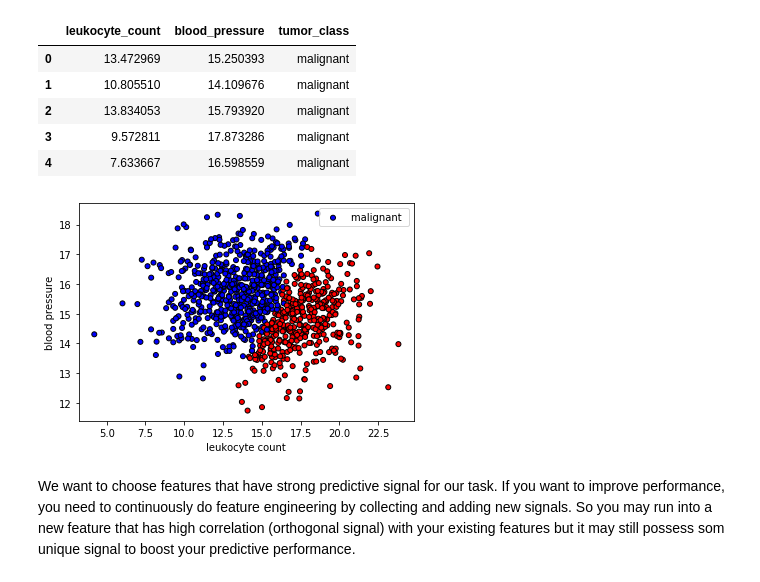
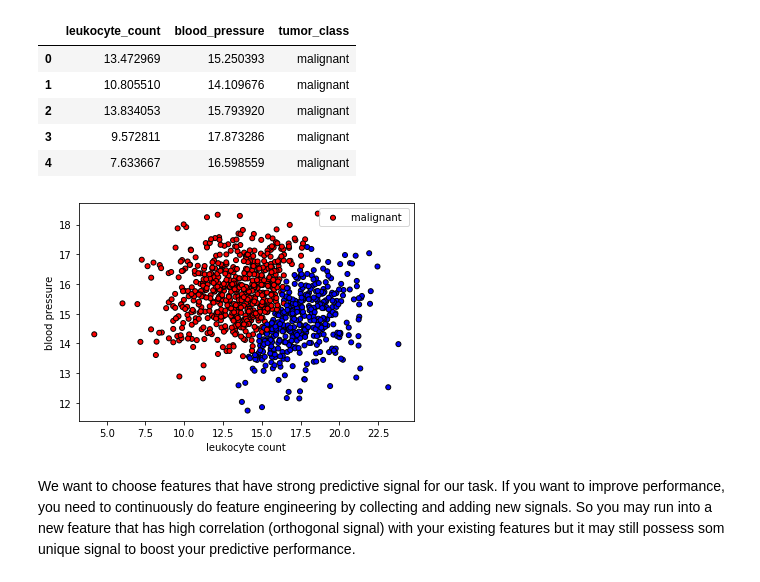
Before and after one commit to sjx1943/python_learning, a Jupyter notebook: python_AI/07_Data_and_Models.ipynb, the cells around one changed output. Cells and saved outputs as stored; diff of their text form; code cells hidden in the pictures.

```diff
--- a/python_AI/07_Data_and_Models.ipynb
+++ b/python_AI/07_Data_and_Models.ipynb
@@ -86,14 +97,14 @@ X = df[['leukocyte_count', 'blood_pressure']].values
 y = df['tumor_class'].values
 # %%
 # Plot data
-colors = {'benign': 'red', 'malignant': 'blue'}
+colors = {'benign': 'blue', 'malignant': 'red'}
 plt.scatter(X[:, 0], X[:, 1], c=[colors[_y] for _y in y], s=25, edgecolors='k')
 plt.xlabel('leukocyte count')
 plt.ylabel('blood pressure')
 plt.legend(['malignant ', 'benign'], loc="upper right")
 plt.show()
 # %% [output]
-[figure, old version]
+[figure, new version]
 # %% [markdown]
 We want to choose features that have strong predictive signal for our task. If you want to improve performance, you need to continuously do feature engineering by collecting and adding new signals. So you may run into a new feature that has high correlation (orthogonal signal) with your existing features but it may still possess som unique signal to boost your predictive performance.
 # %%
```
Also changed, not shown: parts of 10 cells of this notebook, 5 other files.
